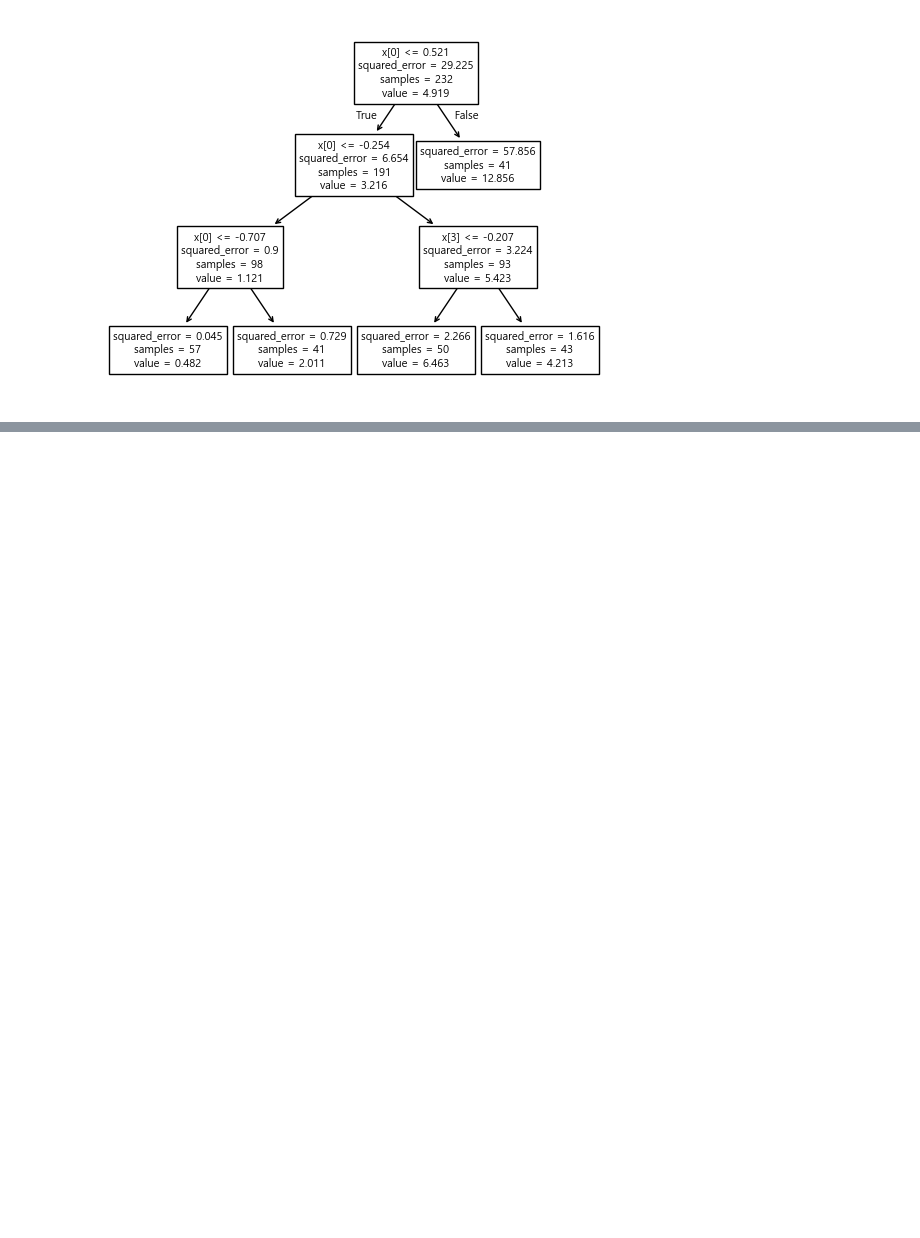
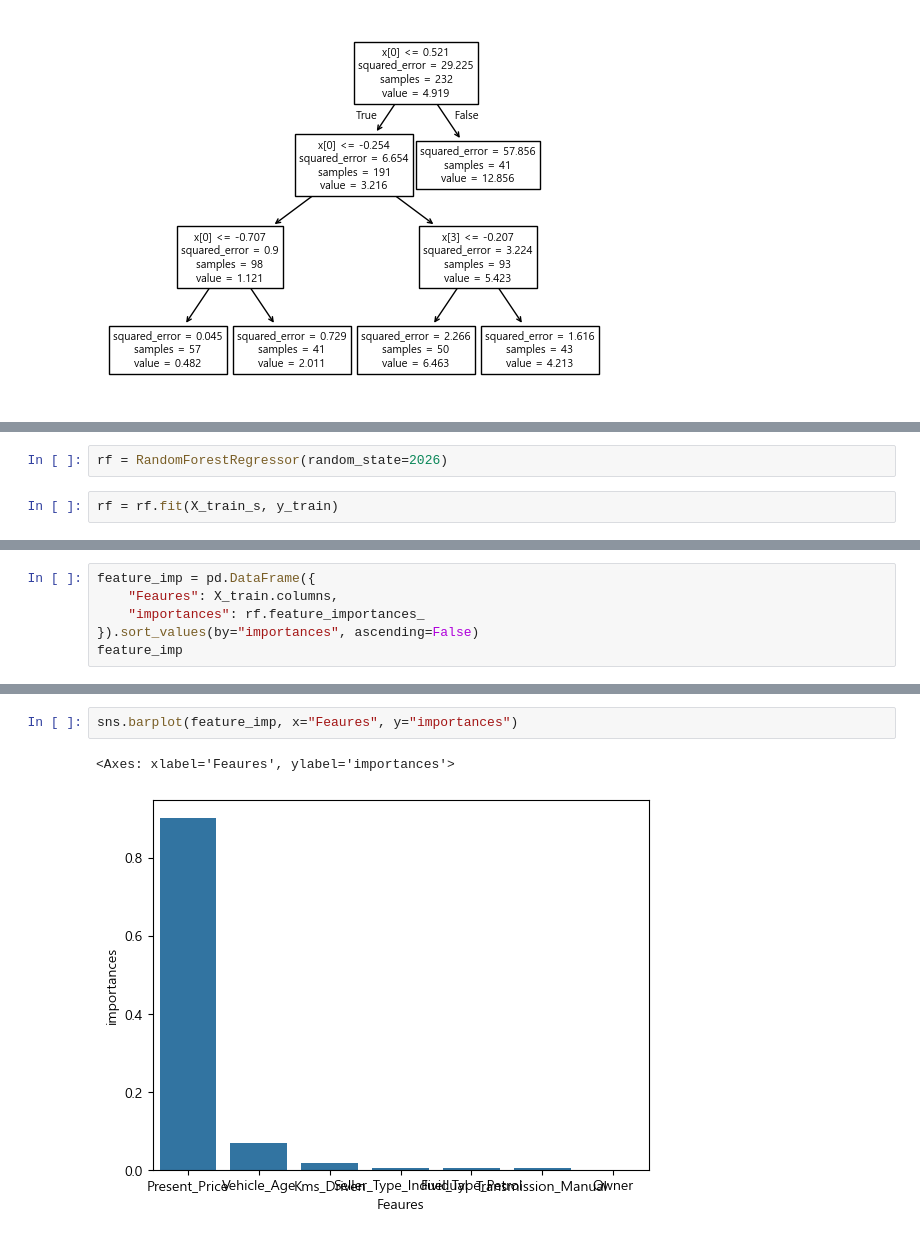
Before and after one commit to Bucheo/machine_learning, a Jupyter notebook: 8.DecisionTree, RandomForest.ipynb, the cells around one changed output, grey strips where cells are left out. Drawn from its saved outputs; the diff is of its cells as text; blank space fills up the shorter version.

```diff
--- a/8.DecisionTree, RandomForest.ipynb
+++ b/8.DecisionTree, RandomForest.ipynb
@@ -490,0 +501,4 @@ plt.show()
+# %%
+rf = RandomForestRegressor(random_state=2026)
+# %%
+rf = rf.fit(X_train_s, y_train)
@@ -490,0 +534,6 @@ plt.show()
+# %%
+feature_imp = pd.DataFrame({
+    "Feaures": X_train.columns,
+    "importances": rf.feature_importances_
+}).sort_values(by="importances", ascending=False)
+feature_imp
@@ -490,0 +549,5 @@ plt.show()
+# %%
+sns.barplot(feature_imp, x="Feaures", y="importances")
+# %% [output]
+<Axes: xlabel='Feaures', ylabel='importances'>
+[figure, added]
```
Also changed, not shown: parts of 9 cells of this notebook, 3 other files.
